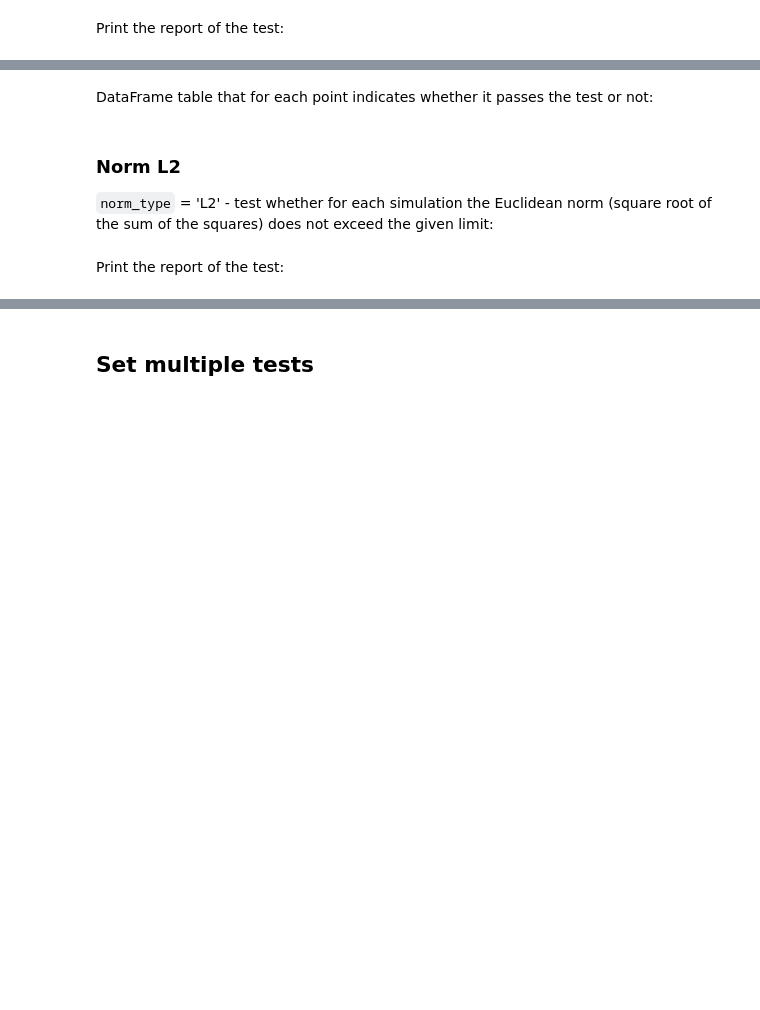
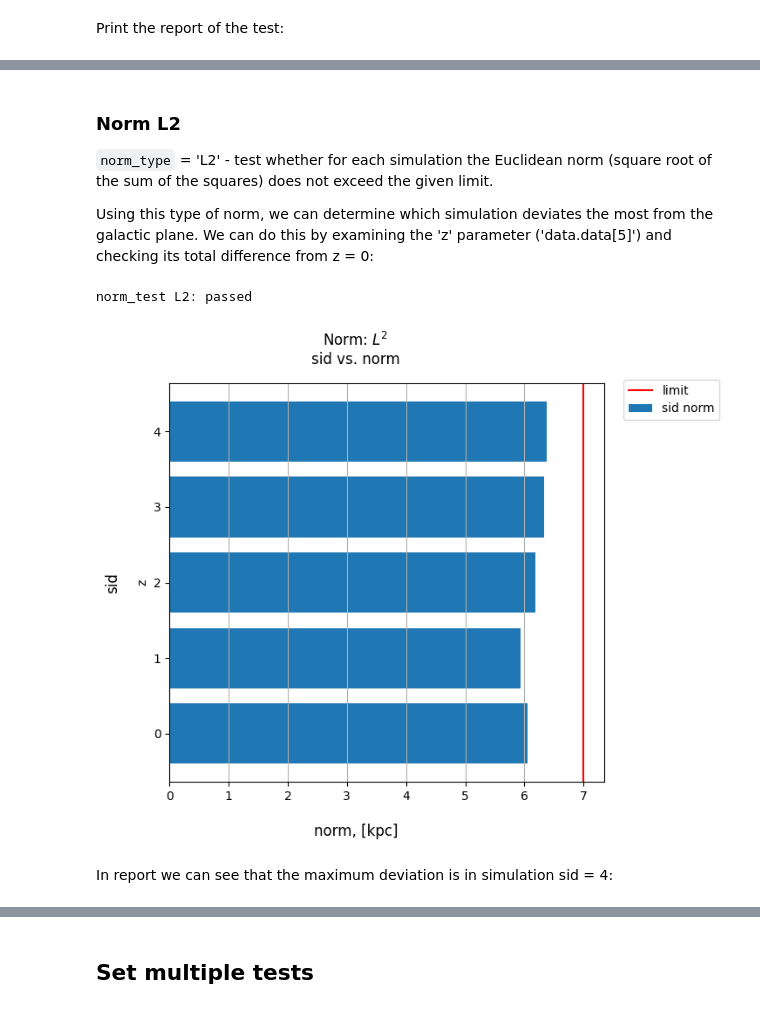
Before and after one commit to citros-garden/gal_orbits, a Jupyter notebook: citros_template/notebooks/Part 3. Validation.ipynb, the cells around one changed output, grey strips where cells are left out. Drawn from its saved outputs; the diff is of its cells as text; code cells hidden in the pictures; blank space fills up the shorter version.

```diff
--- a/citros_template/notebooks/Part 3. Validation.ipynb
+++ b/citros_template/notebooks/Part 3. Validation.ipynb
@@ -130,6 +310,6 @@ print(table.head(5))
-# %% [markdown]
-DataFrame table that for each point indicates whether it passes the test or not:
 # %% [markdown]
 ### Norm L2
 
-`norm_type` = 'L2' - test whether for each simulation the Euclidean norm (square root of the sum of the squares) does not exceed the given limit:
+`norm_type` = 'L2' - test whether for each simulation the Euclidean norm (square root of the sum of the squares) does not exceed the given limit.
+
+Using this type of norm, we can determine which simulation deviates the most from the galactic plane. We can do this by examining the 'z' parameter ('data.data[5]') and checking its total difference from z = 0:
@@ -138,4 +316,12 @@ log, table, fig = V.norm_test(norm_type = 'L2', limits = 0.2)
-# %% [markdown]
-Print the report of the test:
+# %%
+df_z = citros.batch('galactic orbits_1').topic('/gal_orbits').data(['data.data[0]', 'data.data[5]'])
+df_z.rename({'data.data[0]': 't', 'data.data[5]': 'z'}, axis = 1, inplace = True)
+V_z = va.Validation(df_z, data_label = 'z', param_label = 't', method = 'scale', num = 50, units = 'kpc')
+log, table, fig = V_z.norm_test(norm_type = 'L2', limits = 7)
+# %% [output]
+norm_test L2: passed
+[figure, added]
+# %% [markdown]
+In report we can see that the maximum deviation is in simulation sid = 4:
 # %%
 log.print()
```
Also changed, not shown: parts of 36 cells of this notebook, 2 other files.
